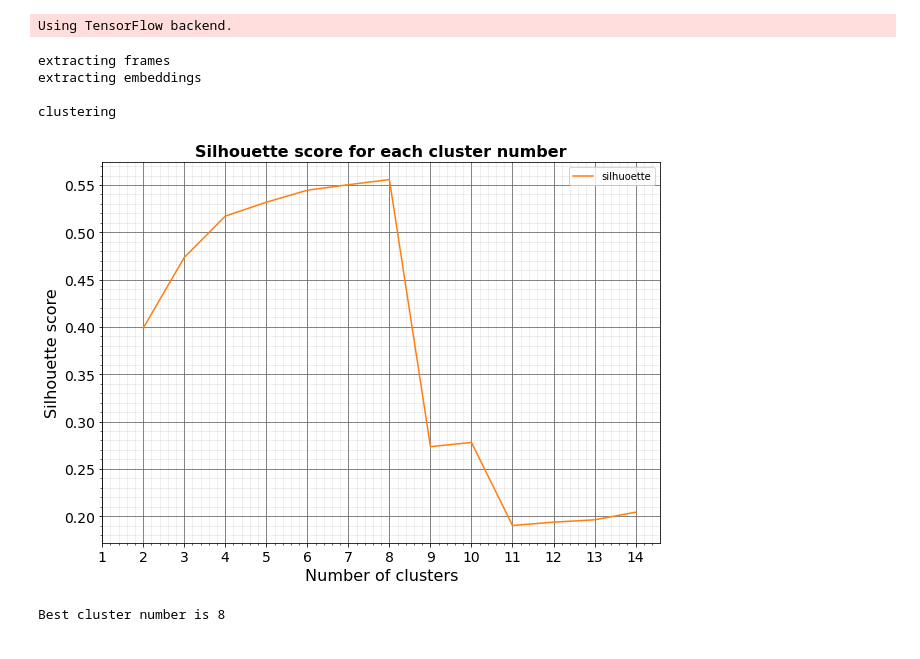
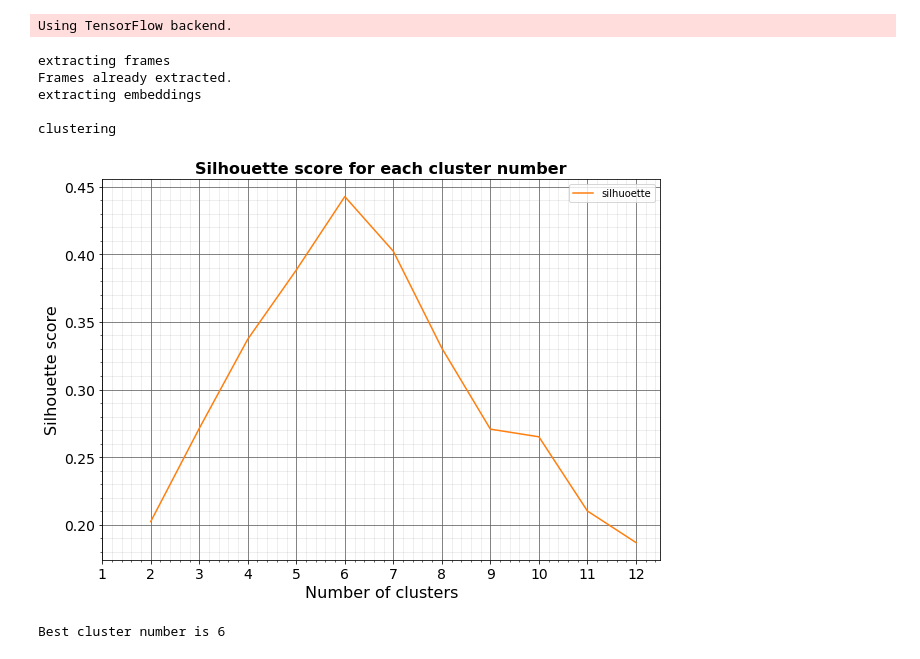
Before and after one commit to TeleMidia/face_clustering, a Jupyter notebook: ipynb/video/Video_clustering_modularized.ipynb, the cells around one changed output. Saved outputs shown, nothing was run; the diff lists cells and outputs as text; code cells hidden in the pictures.

```diff
--- a/ipynb/video/Video_clustering_modularized.ipynb
+++ b/ipynb/video/Video_clustering_modularized.ipynb
@@ -11,11 +11,12 @@ Using TensorFlow backend.
 # %%
 video_clustering = VideoClustering('senet50', 'agglomerative')
 # %%
-embs = video_clustering.cluster('/home/paulo/Vídeos/maia2.mp4', dir_path = '/home/paulo/Documentos/teste',fps=1)
+embs = video_clustering.cluster('/home/paulo/Documentos/starwars.mp4', dir_path = '/home/paulo/Documentos/teste',fps=0.1)
 # %% [output]
 extracting frames
+Frames already extracted.
 extracting embeddings
 
 clustering
-[figure, old version]
+[figure, new version]
-Best cluster number is 8
+Best cluster number is 6
```
Also changed, not shown: parts of 5 cells of this notebook, 2 other files.
